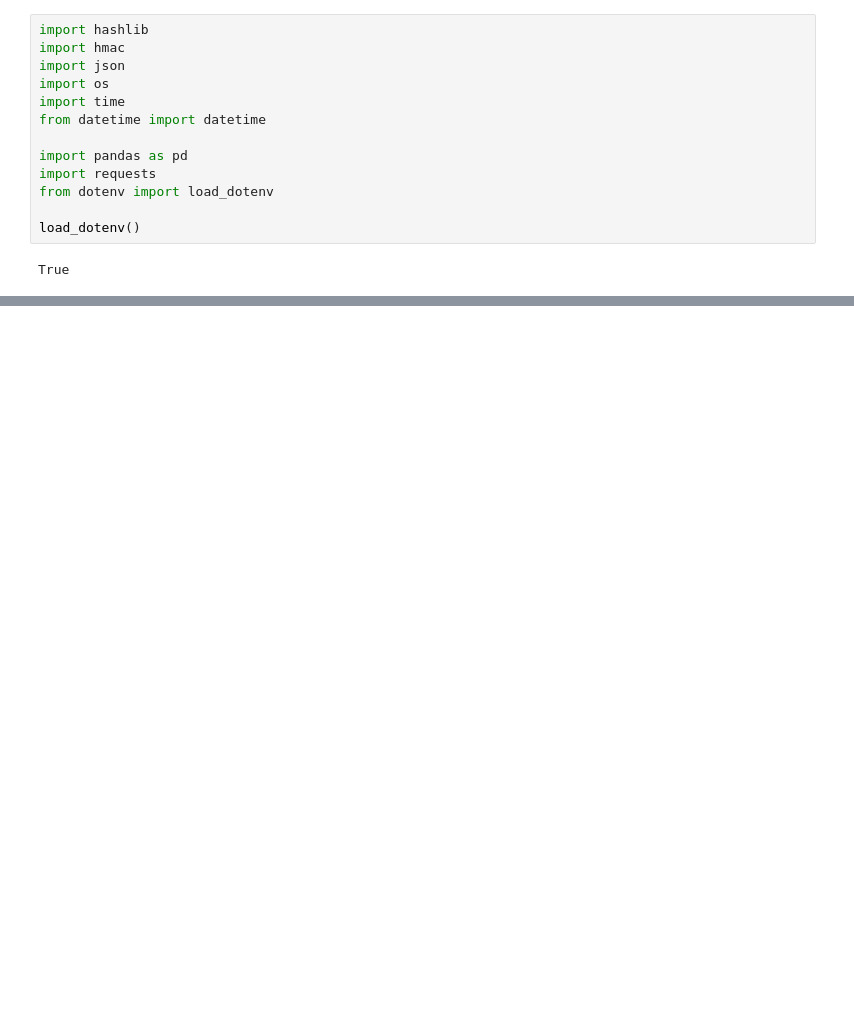
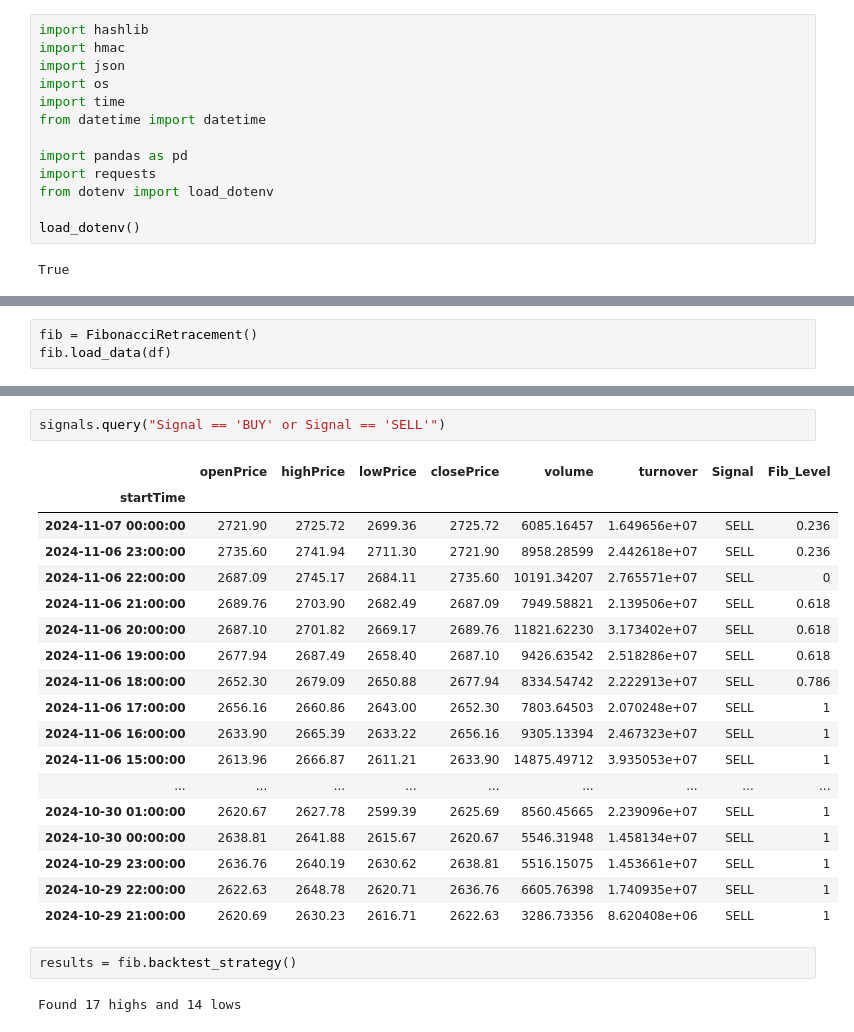
Before and after one commit to eeghor/monedas, a Jupyter notebook: monedas.ipynb, the cells around one changed output, grey strips where cells are left out. Cells and saved outputs as stored; diff of their text form; blank space fills up the shorter version.

Commit message:
added fibonacci

```diff
--- a/monedas.ipynb
+++ b/monedas.ipynb
@@ -80,0 +346,3 @@ df
+# %%
+fib = FibonacciRetracement()
+fib.load_data(df)
@@ -80,0 +353,25 @@ df
+# %%
+signals.query("Signal == 'BUY' or Signal == 'SELL'")
+# %% [output]
+|  | openPrice | highPrice | lowPrice | closePrice | volume | turnover | Signal | Fib_Level |
+| startTime |  |  |  |  |  |  |  |  |
+| 2024-11-07 00:00:00 | 2721.90 | 2725.72 | 2699.36 | 2725.72 | 6085.16457 | 1.649656e+07 | SELL | 0.236 |
+| 2024-11-06 23:00:00 | 2735.60 | 2741.94 | 2711.30 | 2721.90 | 8958.28599 | 2.442618e+07 | SELL | 0.236 |
+| 2024-11-06 22:00:00 | 2687.09 | 2745.17 | 2684.11 | 2735.60 | 10191.34207 | 2.765571e+07 | SELL | 0 |
+| 2024-11-06 21:00:00 | 2689.76 | 2703.90 | 2682.49 | 2687.09 | 7949.58821 | 2.139506e+07 | SELL | 0.618 |
+| 2024-11-06 20:00:00 | 2687.10 | 2701.82 | 2669.17 | 2689.76 | 11821.62230 | 3.173402e+07 | SELL | 0.618 |
+| 2024-11-06 19:00:00 | 2677.94 | 2687.49 | 2658.40 | 2687.10 | 9426.63542 | 2.518286e+07 | SELL | 0.618 |
+| 2024-11-06 18:00:00 | 2652.30 | 2679.09 | 2650.88 | 2677.94 | 8334.54742 | 2.222913e+07 | SELL | 0.786 |
+| 2024-11-06 17:00:00 | 2656.16 | 2660.86 | 2643.00 | 2652.30 | 7803.64503 | 2.070248e+07 | SELL | 1 |
+| 2024-11-06 16:00:00 | 2633.90 | 2665.39 | 2633.22 | 2656.16 | 9305.13394 | 2.467323e+07 | SELL | 1 |
+| 2024-11-06 15:00:00 | 2613.96 | 2666.87 | 2611.21 | 2633.90 | 14875.49712 | 3.935053e+07 | SELL | 1 |
+| ... | ... | ... | ... | ... | ... | ... | ... | ... |
+| 2024-10-30 01:00:00 | 2620.67 | 2627.78 | 2599.39 | 2625.69 | 8560.45665 | 2.239096e+07 | SELL | 1 |
+| 2024-10-30 00:00:00 | 2638.81 | 2641.88 | 2615.67 | 2620.67 | 5546.31948 | 1.458134e+07 | SELL | 1 |
+| 2024-10-29 23:00:00 | 2636.76 | 2640.19 | 2630.62 | 2638.81 | 5516.15075 | 1.453661e+07 | SELL | 1 |
+| 2024-10-29 22:00:00 | 2622.63 | 2648.78 | 2620.71 | 2636.76 | 6605.76398 | 1.740935e+07 | SELL | 1 |
+| 2024-10-29 21:00:00 | 2620.69 | 2630.23 | 2616.71 | 2622.63 | 3286.73356 | 8.620408e+06 | SELL | 1 |
+# %%
+results = fib.backtest_strategy()
+# %% [output]
+Found 17 highs and 14 lows
```
Also changed, not shown: parts of 9 cells of this notebook.
